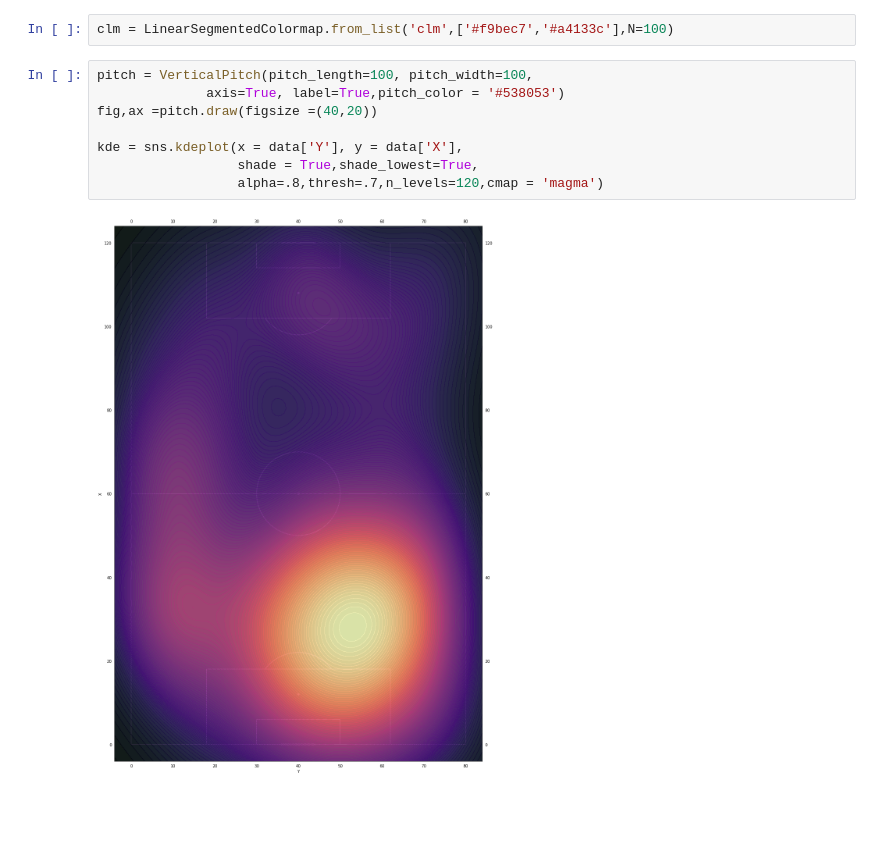
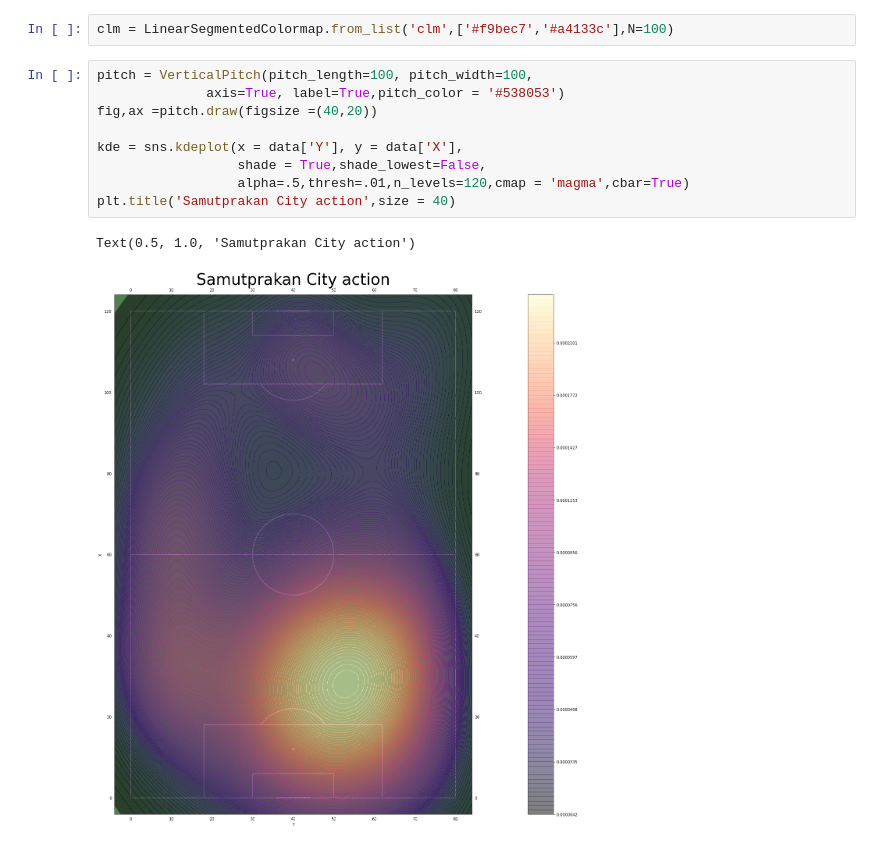
Before and after one commit to GookGai/Football_Thaileague_Analysis, a Jupyter notebook: EX/OtherBasic/heatmap.ipynb, the cells around one changed output. Cells and saved outputs as stored; diff of their text form; blank space fills up the shorter version.

```diff
--- a/EX/OtherBasic/heatmap.ipynb
+++ b/EX/OtherBasic/heatmap.ipynb
@@ -55,10 +55,12 @@ clm = LinearSegmentedColormap.from_list('clm',['#f9bec7','#a4133c'],N=100)
 # %%
 pitch = VerticalPitch(pitch_length=100, pitch_width=100,
               axis=True, label=True,pitch_color = '#538053')
 fig,ax =pitch.draw(figsize =(40,20))
 
 kde = sns.kdeplot(x = data['Y'], y = data['X'],
-                  shade = True,shade_lowest=True,
-                  alpha=.8,thresh=.7,n_levels=120,cmap = 'magma')
+                  shade = True,shade_lowest=False,
+                  alpha=.5,thresh=.01,n_levels=120,cmap = 'magma',cbar=True)
+plt.title('Samutprakan City action',size = 40)
 # %% [output]
+Text(0.5, 1.0, 'Samutprakan City action')
-[figure, old version]
+[figure, new version]
```
